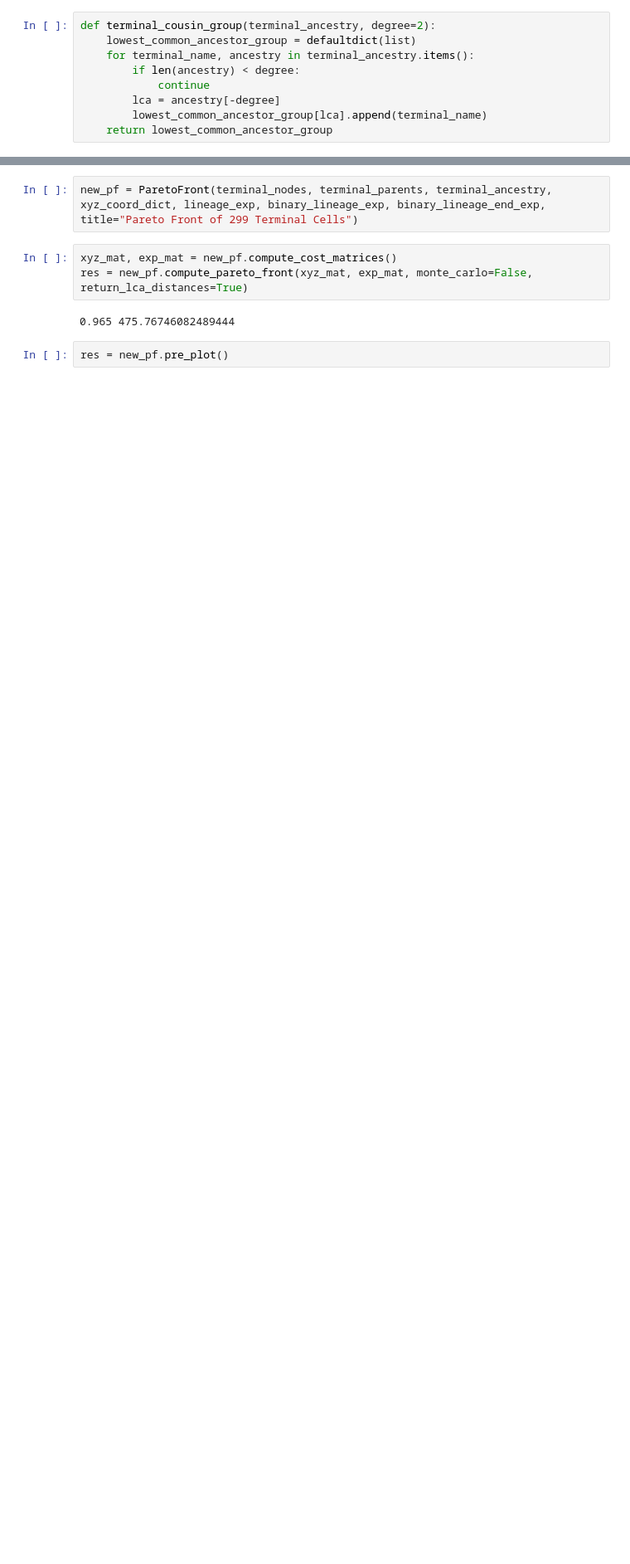
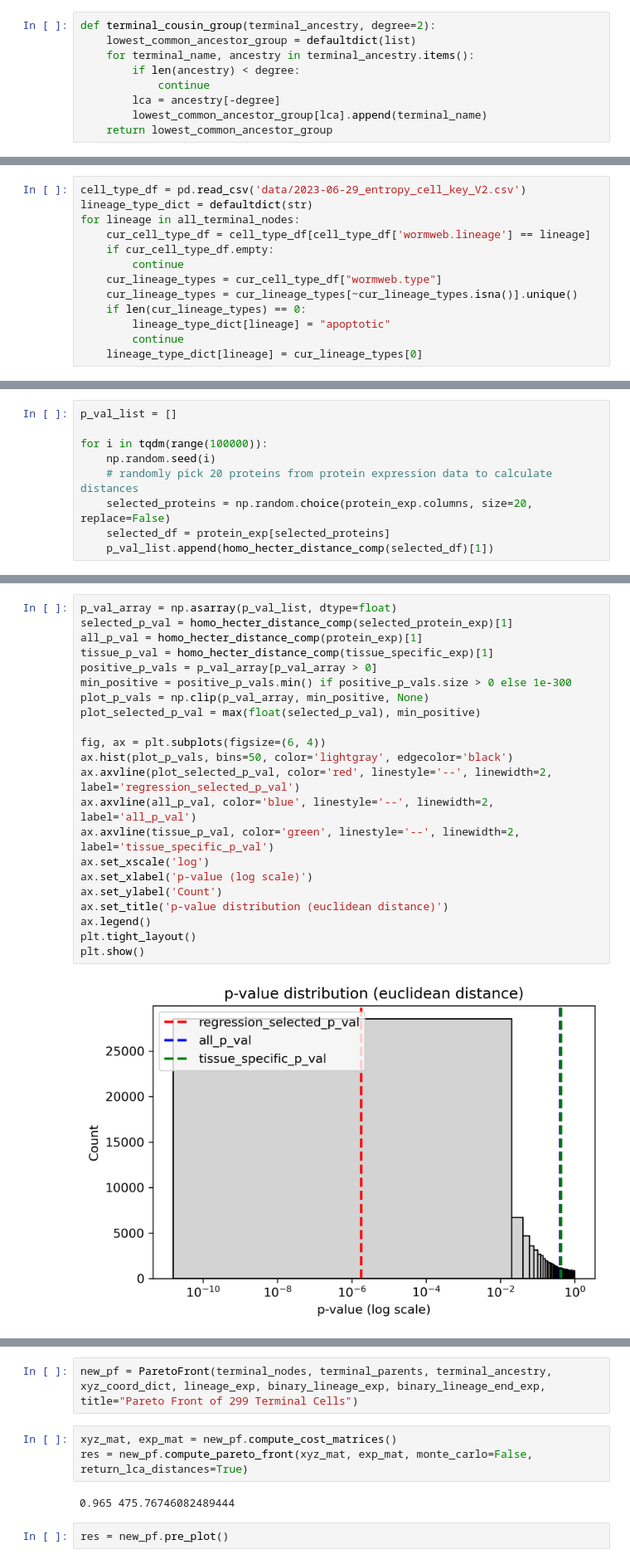
Before and after one commit to IcyFermion/embryogenesis, a Jupyter notebook: terminal_expression.ipynb, the cells around one changed output, grey strips where cells are left out. Shown at 83% size. Cells and saved outputs as stored; diff of their text form; blank space fills up the shorter version.

Commit message:
back to terminal pareto stuff

```diff
--- a/terminal_expression.ipynb
+++ b/terminal_expression.ipynb
@@ -550,0 +303,13 @@ lineage_house_keeping_exp_cost = house_keeping_exp_cost_mat.diagonal().sum()
+# %%
+cell_type_df = pd.read_csv('data/2023-06-29_entropy_cell_key_V2.csv')
+lineage_type_dict = defaultdict(str)
+for lineage in all_terminal_nodes:
+    cur_cell_type_df = cell_type_df[cell_type_df['wormweb.lineage'] == lineage]
+    if cur_cell_type_df.empty:
+        continue
+    cur_lineage_types = cur_cell_type_df["wormweb.type"]
+    cur_lineage_types = cur_lineage_types[~cur_lineage_types.isna()].unique()
+    if len(cur_lineage_types) == 0:
+        lineage_type_dict[lineage] = "apoptotic"
+        continue
+    lineage_type_dict[lineage] = cur_lineage_types[0]
@@ -550,0 +349,9 @@ lineage_house_keeping_exp_cost = house_keeping_exp_cost_mat.diagonal().sum()
+# %%
+p_val_list = []
+
+for i in tqdm(range(100000)):
+    np.random.seed(i)
+    # randomly pick 20 proteins from protein expression data to calculate distances
+    selected_proteins = np.random.choice(protein_exp.columns, size=20, replace=False)
+    selected_df = protein_exp[selected_proteins]
+    p_val_list.append(homo_hecter_distance_comp(selected_df)[1])
@@ -550,0 +360,24 @@ lineage_house_keeping_exp_cost = house_keeping_exp_cost_mat.diagonal().sum()
+# %%
+p_val_array = np.asarray(p_val_list, dtype=float)
+selected_p_val = homo_hecter_distance_comp(selected_protein_exp)[1]
+all_p_val = homo_hecter_distance_comp(protein_exp)[1]
+tissue_p_val = homo_hecter_distance_comp(tissue_specific_exp)[1]
+positive_p_vals = p_val_array[p_val_array > 0]
+min_positive = positive_p_vals.min() if positive_p_vals.size > 0 else 1e-300
+plot_p_vals = np.clip(p_val_array, min_positive, None)
+plot_selected_p_val = max(float(selected_p_val), min_positive)
+
+fig, ax = plt.subplots(figsize=(6, 4))
+ax.hist(plot_p_vals, bins=50, color='lightgray', edgecolor='black')
+ax.axvline(plot_selected_p_val, color='red', linestyle='--', linewidth=2, label='regression_selected_p_val')
+ax.axvline(all_p_val, color='blue', linestyle='--', linewidth=2, label='all_p_val')
+ax.axvline(tissue_p_val, color='green', linestyle='--', linewidth=2, label='tissue_specific_p_val')
+ax.set_xscale('log')
+ax.set_xlabel('p-value (log scale)')
+ax.set_ylabel('Count')
+ax.set_title('p-value distribution (euclidean distance)')
+ax.legend()
+plt.tight_layout()
+plt.show()
+# %% [output]
+[figure, added]
```
Also changed, not shown: parts of 65 cells of this notebook, 6 other files.
